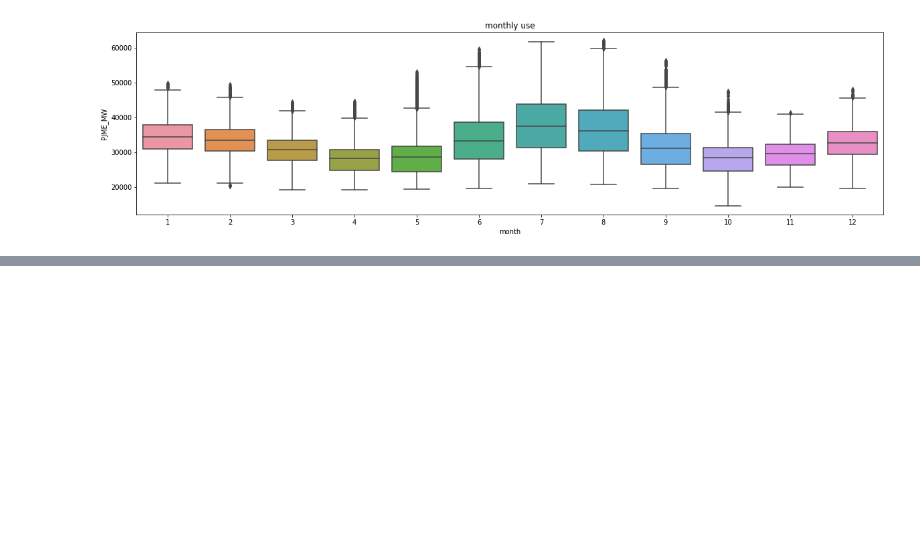
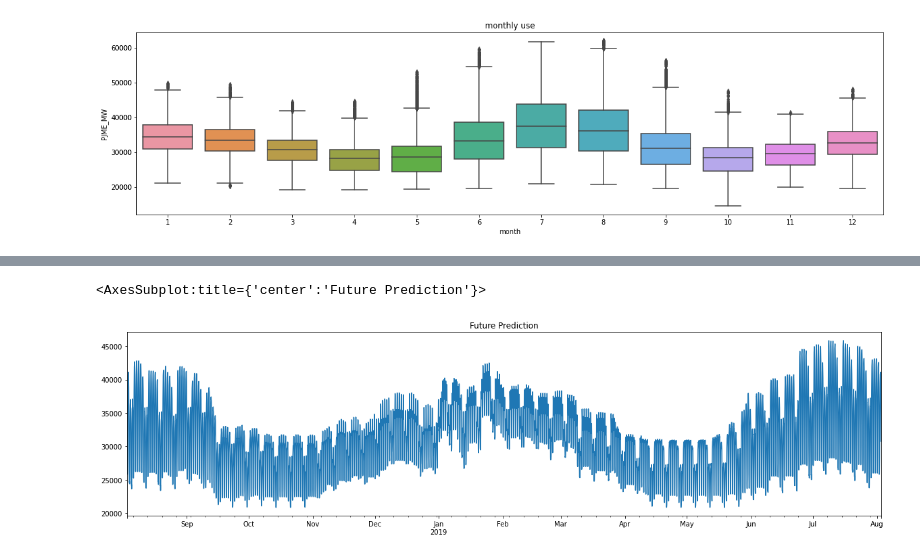
Before and after one commit to sahilr005/ml, a Jupyter notebook: energy-consumption-xgboost.ipynb, the cells around one changed output, grey strips where cells are left out. Drawn from its saved outputs; the diff is of its cells as text; code cells hidden in the pictures; blank space fills up the shorter version.

```diff
--- a/energy-consumption-xgboost.ipynb
+++ b/energy-consumption-xgboost.ipynb
@@ -125,6 +121,6 @@ y_train = train["PJME_MW"]
 x_test = test.drop(["PJME_MW"],axis=1)
 y_test = test["PJME_MW"]
 # %%
-model = xgb.XGBRegressor(n_estimators=1000,early_stopping_round=50,learning_rate=0.01)
+model = xgb.XGBRegressor(n_estimators=500,early_stopping_round=50,learning_rate=0.01)
 model.fit(x_train,y_train,eval_set=[(x_train,y_train),(x_test,y_test)],verbose=100)
 # %% [output]
@@ -173,0 +169,16 @@ np.sqrt(mean_squared_error(test["PJME_MW"],test["prediction"]))
+# %%
+future = pd.date_range("2018-08-03","2019-08-03",freq="1h")
+future_df = pd.DataFrame(index=future)
+future_df["isFuture"] =True
+data["isFuture"] =False
+df_future = pd.concat([data,future_df])
+# %%
+df= ceate_fet(df_future)
+df_future = df.query("isFuture").copy()
+# %%
+df_future["prediction"] = model.predict(df_future.drop(["PJME_MW","isFuture"],axis=1))
+# %%
+df_future["prediction"].plot(figsize=(20,5),title="Future Prediction")
+# %% [output]
+<AxesSubplot:title={'center':'Future Prediction'}>
+[figure, added]
```
Also changed, not shown: parts of 15 cells of this notebook.
